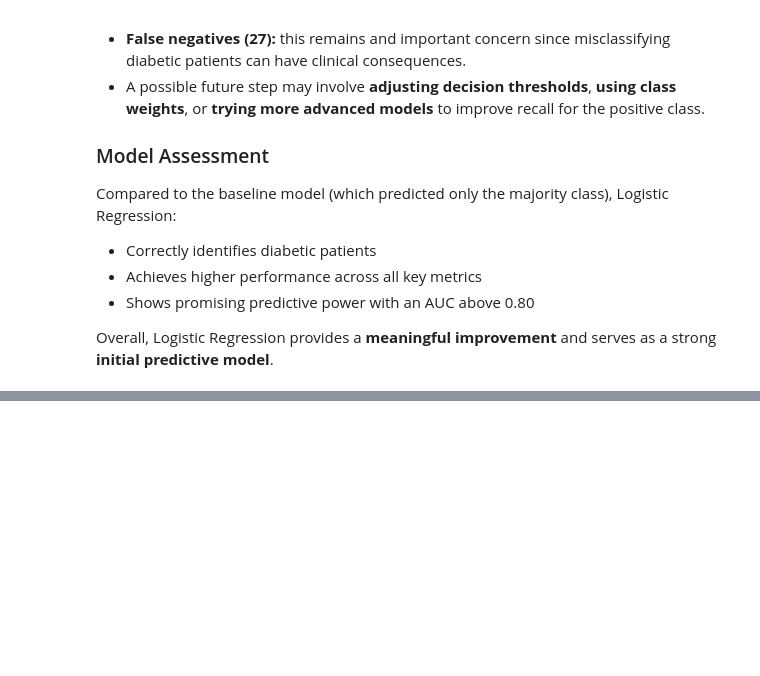
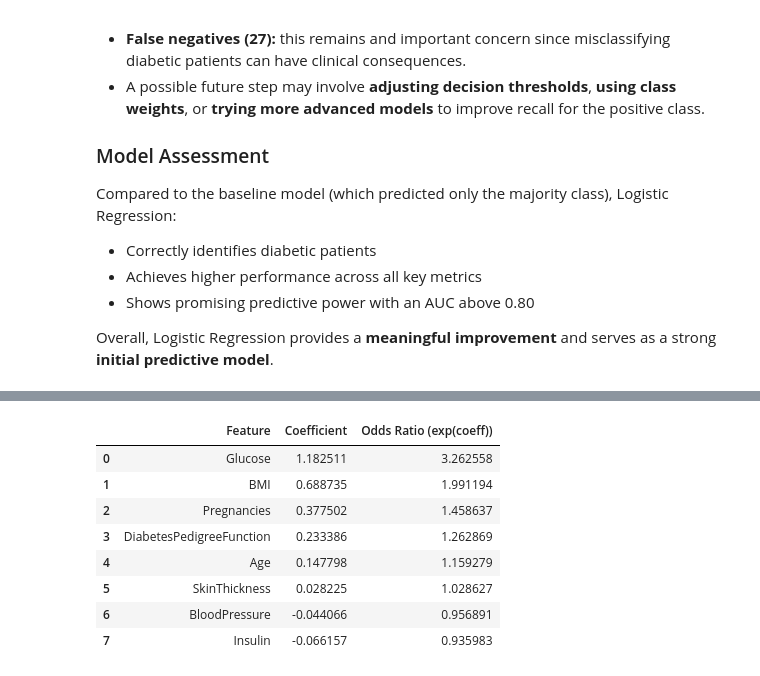
Before and after one commit to Michael-Nyawade/diabetes-prediction, a Jupyter notebook: diabetes_risk_modelling.ipynb, the cells around one changed output, grey strips where cells are left out. Drawn from its saved outputs; the diff is of its cells as text; code cells hidden in the pictures; blank space fills up the shorter version.

Commit message:
Interpretation of logistic regression co-efficients and odds ratio

```diff
--- a/diabetes_risk_modelling.ipynb
+++ b/diabetes_risk_modelling.ipynb
@@ -444,0 +463,24 @@ Overall, Logistic Regression provides a **meaningful improvement** and serves as
+# %%
+# Extract the coefficients
+coefficients = log_reg.coef_[0]
+features = X.columns
+
+# Create a DataFrame for coefficients and odds ratios
+coef_df = pd.DataFrame({
+    'Feature': features,
+    'Coefficient': coefficients,
+    'Odds Ratio (exp(coeff))': np.exp(coefficients)
+}).sort_values(by='Odds Ratio (exp(coeff))', ascending=False)
+
+coef_df.reset_index(drop=True, inplace=True)
+coef_df
+# %% [output]
+|  | Feature | Coefficient | Odds Ratio (exp(coeff)) |
+| 0 | Glucose | 1.182511 | 3.262558 |
+| 1 | BMI | 0.688735 | 1.991194 |
+| 2 | Pregnancies | 0.377502 | 1.458637 |
+| 3 | DiabetesPedigreeFunction | 0.233386 | 1.262869 |
+| 4 | Age | 0.147798 | 1.159279 |
+| 5 | SkinThickness | 0.028225 | 1.028627 |
+| 6 | BloodPressure | -0.044066 | 0.956891 |
+| 7 | Insulin | -0.066157 | 0.935983 |
```
Also changed, not shown: parts of 2 cells of this notebook.
